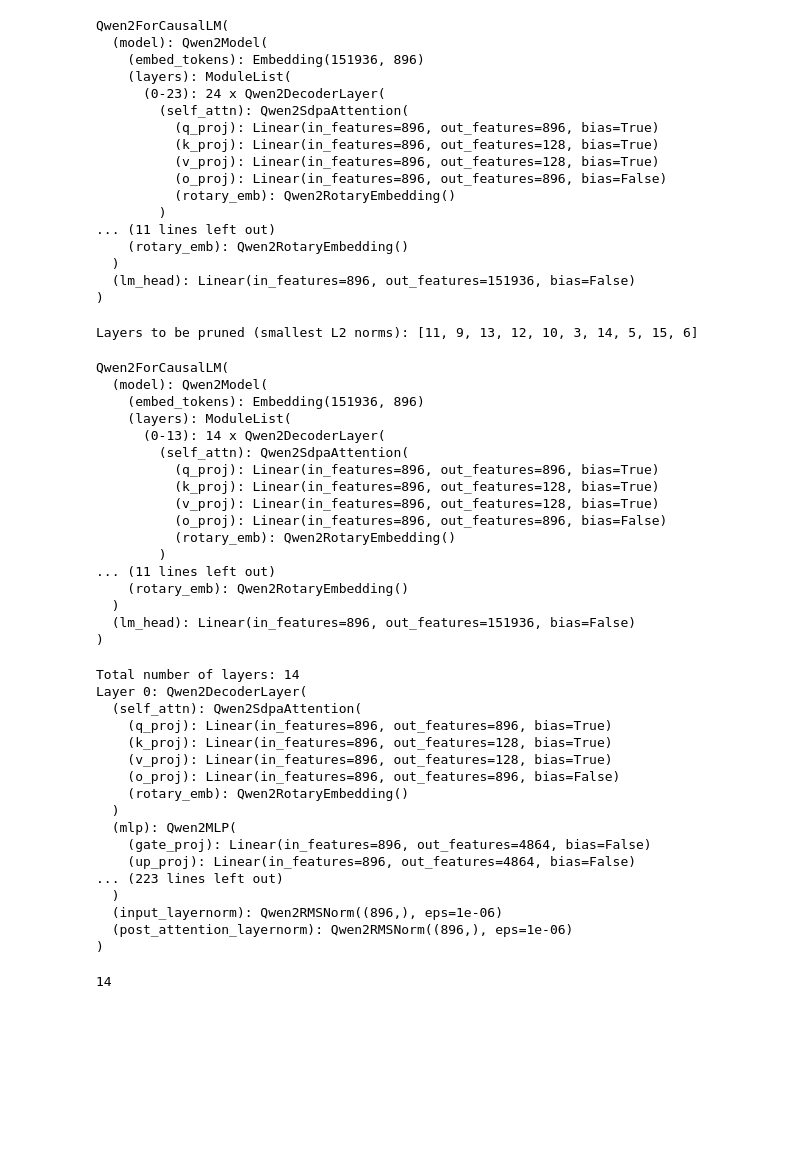
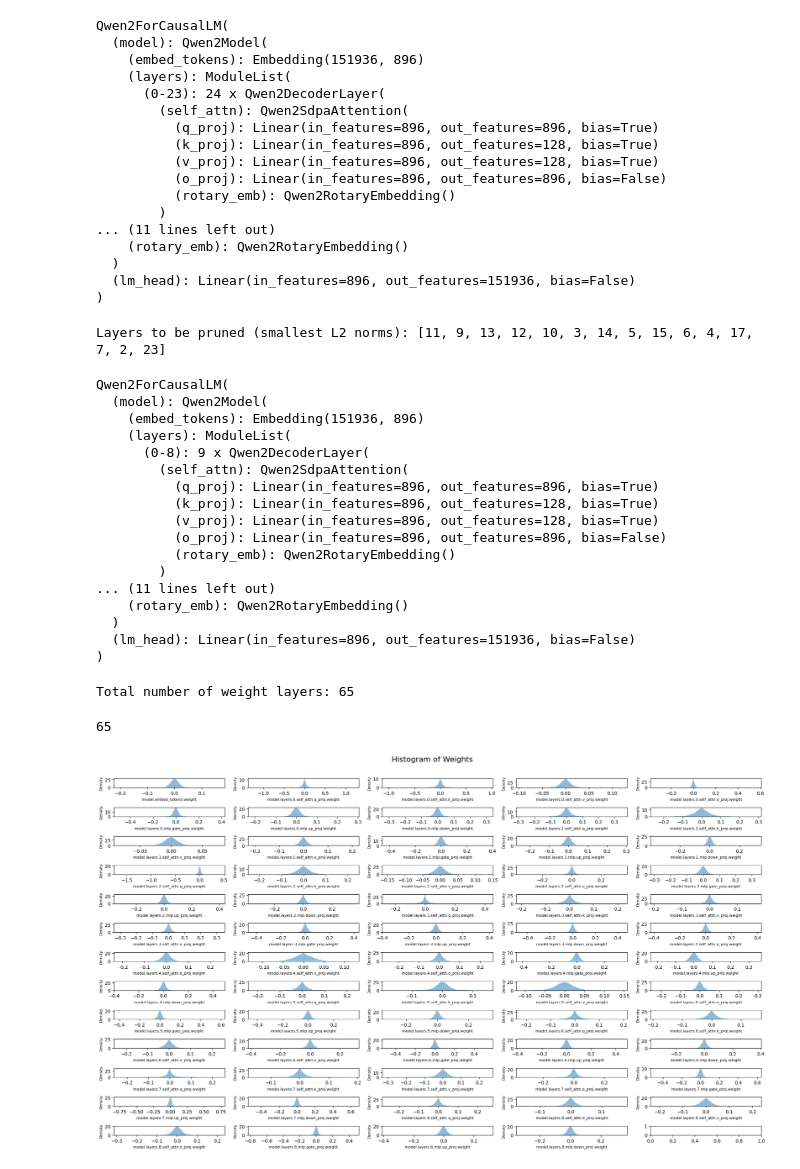
Before and after one commit to GSNikhil/LLM-Edge, a Jupyter notebook: main2.ipynb, the cells around one changed output. Drawn from its saved outputs; the diff is of its cells as text; code cells hidden in the pictures; blank space fills up the shorter version.

```diff
--- a/main2.ipynb
+++ b/main2.ipynb
@@ -70,9 +72,9 @@ def get_pruned_model(model, num_layers_to_prune=5):
 
     return model_pruned
 # %%
-model_pruned = get_pruned_model(model, 10)
+model_pruned = get_pruned_model(model, 5)
 # %% [output]
-Layers to be pruned (smallest L2 norms): [11, 9, 13, 12, 10, 3, 14, 5, 15, 6]
+Layers to be pruned (smallest L2 norms): [11, 9, 13, 12, 10, 3, 14, 5, 15, 6, 4, 17, 7, 2, 23]
 # %%
 model_pruned
 # %% [output]
@@ -80,7 +82,7 @@ Qwen2ForCausalLM(
   (model): Qwen2Model(
     (embed_tokens): Embedding(151936, 896)
     (layers): ModuleList(
-      (0-13): 14 x Qwen2DecoderLayer(
+      (0-8): 9 x Qwen2DecoderLayer(
         (self_attn): Qwen2SdpaAttention(
           (q_proj): Linear(in_features=896, out_features=896, bias=True)
           (k_proj): Linear(in_features=896, out_features=128, bias=True)
@@ -105,47 +107,35 @@ def count_weight_layers(model):
     print(f"Total number of weight layers: {weight_layers}")
     return weight_layers
 
-calculate_layers(model_pruned)
+count_weight_layers(model_pruned)
 # %% [output]
-Total number of layers: 14
-Layer 0: Qwen2DecoderLayer(
-  (self_attn): Qwen2SdpaAttention(
-    (q_proj): Linear(in_features=896, out_features=896, bias=True)
-    (k_proj): Linear(in_features=896, out_features=128, bias=True)
-    (v_proj): Linear(in_features=896, out_features=128, bias=True)
-    (o_proj): Linear(in_features=896, out_features=896, bias=False)
-    (rotary_emb): Qwen2RotaryEmbedding()
-  )
-  (mlp): Qwen2MLP(
-    (gate_proj): Linear(in_features=896, out_features=4864, bias=False)
-    (up_proj): Linear(in_features=896, out_features=4864, bias=False)
-... (223 lines left out)
-  )
-  (input_layernorm): Qwen2RMSNorm((896,), eps=1e-06)
-  (post_attention_layernorm): Qwen2RMSNorm((896,), eps=1e-06)
-)
+Total number of weight layers: 65
-14
+65
 # %%
 def plot_weight_distribution(model, bins=256, count_nonzero_only=False):
-    fig, axes = plt.subplots(10, 5, figsize=(20, 12))
+    fig, axes = plt.subplots(13, 5, figsize=(20, 12))
     axes = axes.ravel()
     plot_index = 0
 
     for name, param in model.named_parameters():
         if param.dim() > 1:
             ax = axes[plot_index]
 
             if count_nonzero_only:
                 param_cpu = param.detach().view(-1).cpu()
                 param_cpu = param_cpu[param_cpu != 0].view(-1)
                 ax.hist(param_cpu, bins=bins, density=True, alpha=0.5)
             else:
                 ax.hist(param.detach().view(-1).cpu(), bins=bins, density=True, alpha=0.5)
 
             ax.set_xlabel(name, fontsize=8)
             ax.set_ylabel('Density', fontsize=8)
             plot_index += 1
     fig.suptitle('Histogram of Weights', fontsize=16)
     fig.tight_layout()
     fig.subplots_adjust(top=0.925)
     plt.show()
+
+plot_weight_distribution(model_pruned)
+# %% [output]
+[figure, added]
```
Also changed, not shown: parts of 4 cells of this notebook, 1 other file.
